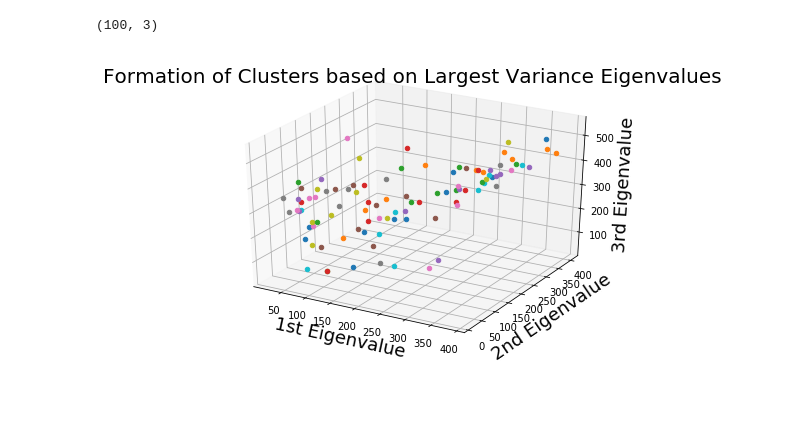
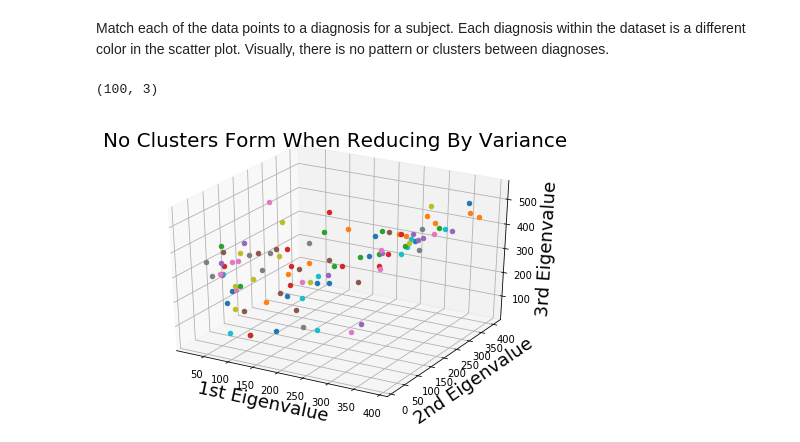
Before and after one commit to pmyers16/ndd-2018, a Jupyter notebook: NDD_Week8.ipynb, the cells around one changed output. Drawn from its saved outputs; the diff is of its cells as text; code cells hidden in the pictures; blank space fills up the shorter version.

```diff
--- a/NDD_Week8.ipynb
+++ b/NDD_Week8.ipynb
@@ -194,3 +218,5 @@ plt.show()
+# %% [markdown]
+Match each of the data points to a diagnosis for a subject. Each diagnosis within the dataset is a different color in the scatter plot. Visually, there is no pattern or clusters between diagnoses.
 # %%
 import pandas as pd
 import numpy as np
@@ -222,32 +248,32 @@ label_check = pd.DataFrame(data = labels, columns = ['Labels in Plot', 'Actual L
 label_check.to_csv('../processed/label_check.csv')
 
 
 fig = plt.figure(facecolor = 'w')
 ax = Axes3D(fig)
 plt.xlabel('1st Eigenvalue', fontsize=18)
 plt.ylabel('2nd Eigenvalue', fontsize=18)
 ax.set_zlabel('3rd Eigenvalue', fontsize=18)
-fig.suptitle('Formation of Clusters based on Largest Variance Eigenvalues', fontsize=20)
+fig.suptitle('No Clusters Form When Reducing By Variance', fontsize=20)
 for x in range(0, len(tags)):
   for i in range(0, diagnoses.shape[0]):
     if tags[x] == diagnoses.iloc[i,0]:
       if diagnoses.iloc[i,1] == 'No Diagnosis Given' or diagnoses.iloc[i,1] == 'No Diagnosis Given: Incomplete Eval':
         ax.scatter(reduced[x,0],reduced[x,1],reduced[x,2]);#, c='k');
       elif diagnoses.iloc[i,1] == 'Neurodevelopmental Disorders':
         ax.scatter(reduced[x,0],reduced[x,1],reduced[x,2]);#, c='r');
       elif diagnoses.iloc[i,1] == 'Depressive Disorders':
         ax.scatter(reduced[x,0],reduced[x,1],reduced[x,2]);#, c='b');
       elif diagnoses.iloc[i,1] == 'Anxiety Disorders':
         ax.scatter(reduced[x,0],reduced[x,1],reduced[x,2]);#, c='y');
       elif diagnoses.iloc[i,1] == 'Bipolar and Related Disorders':
         ax.scatter(reduced[x,0],reduced[x,1],reduced[x,2]);#, c='g');
       elif diagnoses.iloc[i,1] == 'Disruptive, Impulse Control and Conduct Disorders':
         ax.scatter(reduced[x,0],reduced[x,1],reduced[x,2]);#, c='c');
       else:
         ax.scatter(reduced[x,0],reduced[x,1],reduced[x,2]);#, c='p');
 
 
 plt.show()
 # %% [output]
 (100, 3)
-[figure, old version]
+[figure, new version]
```
Also changed, not shown: parts of 13 cells of this notebook.
